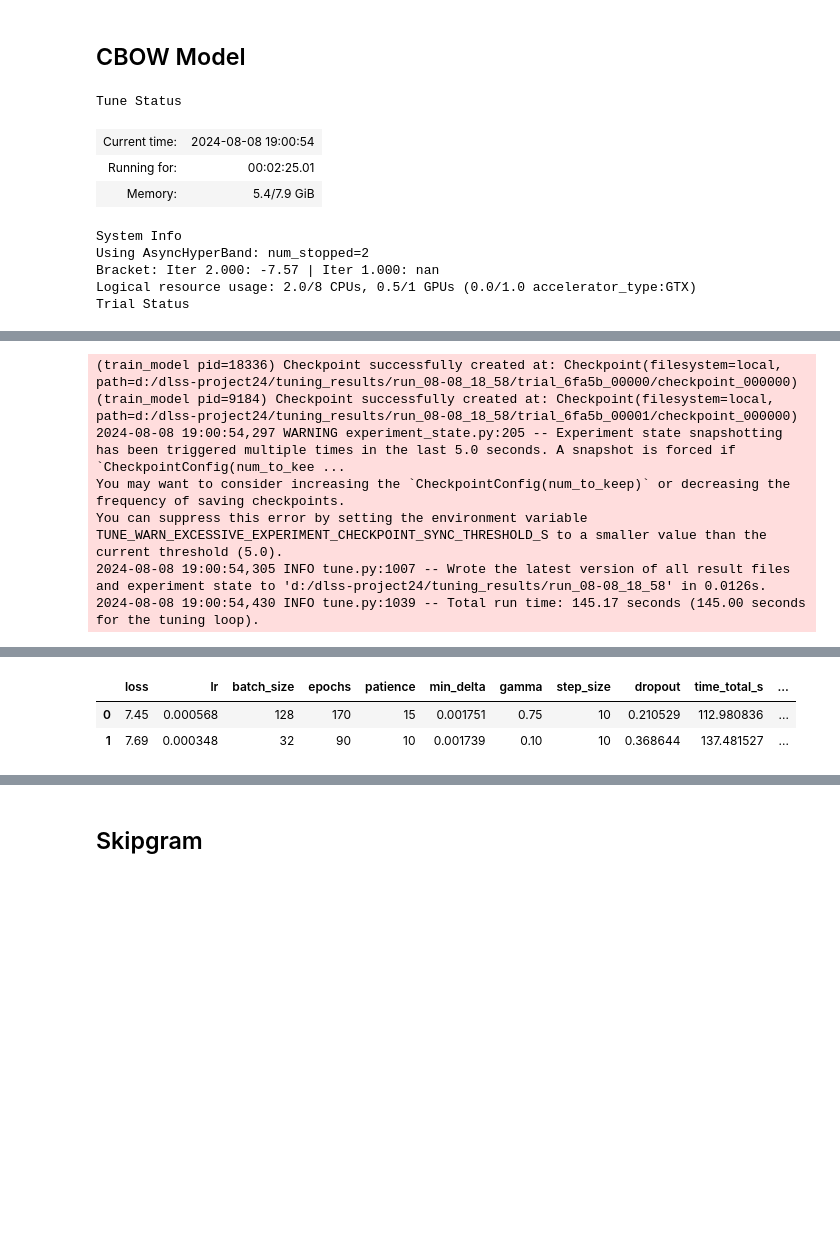
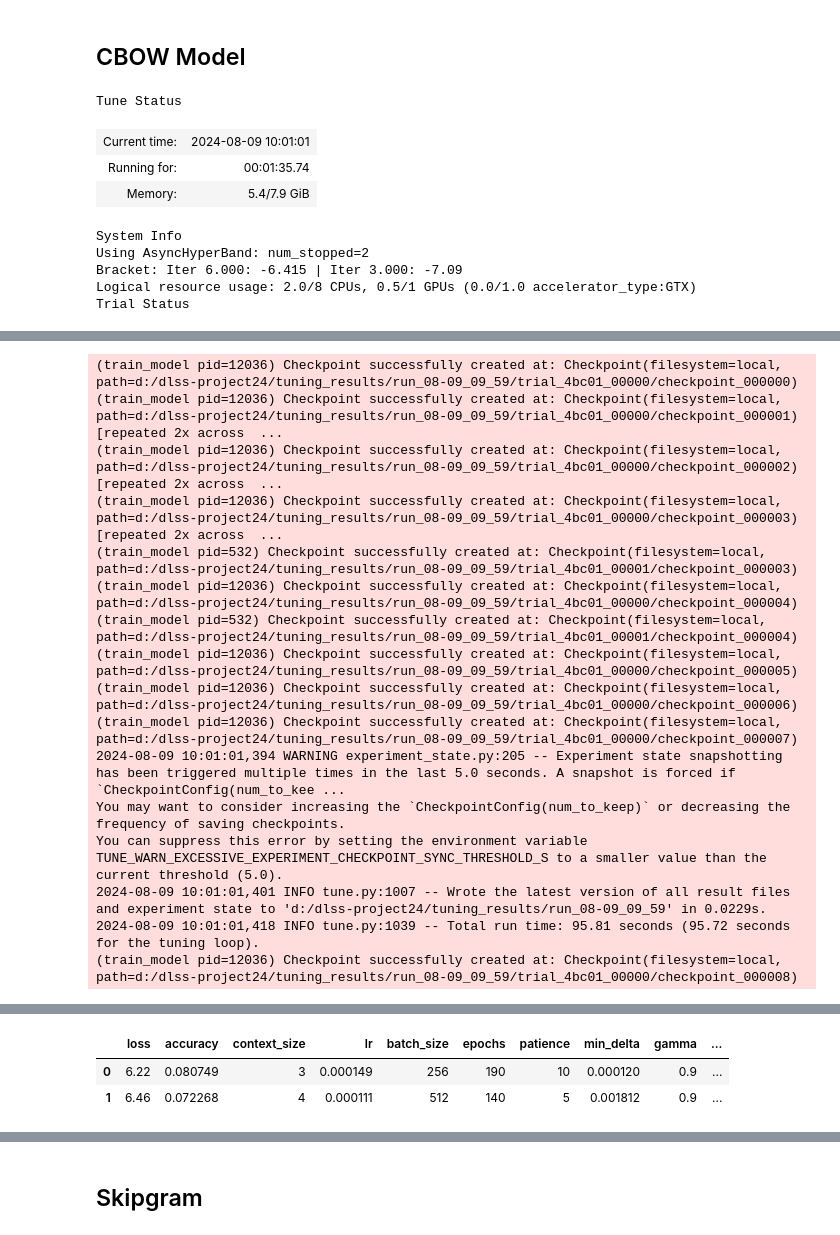
Before and after one commit to tobiaswtzl/dlss-project24, a Jupyter notebook: code/train_model.ipynb, the cells around one changed output, grey strips where cells are left out. Saved outputs shown, nothing was run; the diff lists cells and outputs as text; code cells hidden in the pictures; blank space fills up the shorter version.

```diff
--- a/code/train_model.ipynb
+++ b/code/train_model.ipynb
@@ -483,11 +501,11 @@ train_df, temp_df = train_test_split(comments, test_size=0.3, random_state=42)
 val_df, test_df = train_test_split(temp_df, test_size=0.5, random_state=42)
 
 #Adding all comments for generating the vocabulary. If not an error occurs when tokens missing
-total_comments_list = comments["cleaned"].dropna().astype(str).tolist()
+total_comments_list = comments["lemmatized"].dropna().astype(str).tolist()
 
-train_list = train_df["cleaned"].dropna().astype(str).tolist()
-val_list = val_df["cleaned"].dropna().astype(str).tolist()
-test_list = test_df["cleaned"].dropna().astype(str).tolist()
+train_list = train_df["lemmatized"].dropna().astype(str).tolist()
+val_list = val_df["lemmatized"].dropna().astype(str).tolist()
+test_list = test_df["lemmatized"].dropna().astype(str).tolist()
 
 # Ensure each entry is a string and split each sentence into words
 total_corpus = [doc.split() for doc in total_comments_list]
@@ -502,7 +520,7 @@ for sentence in total_corpus:
         vocab[word] += 1
 
 # Remove infrequent words from the vocabulary
-min_count = 1
+min_count = 6
 vocab = {word: count for word, count in vocab.items() if count >= min_count}
 
 # Create word to index and index to word mappings
@@ -512,6 +530,12 @@ index_to_word = {idx: word for word, idx in word_to_index.items()}
 # Create DataFrame from vocabulary
 vocab_df = pd.DataFrame(list(vocab.items()), columns=['Word', 'Count'])
 
+vocab_set = set(vocab.keys())
 
-vocab_size = len(word_to_index)
-vocab_size
+def filter_corpus(corpus, vocab_set):
+    return [[word for word in doc if word in vocab_set] for doc in corpus]
+
+filtered_total_corpus = filter_corpus(total_corpus, vocab_set)
+filtered_corpus_train = filter_corpus(corpus_train, vocab_set)
+filtered_corpus_val = filter_corpus(corpus_val, vocab_set)
+filtered_corpus_test = filter_corpus(corpus_test, vocab_set)
@@ -569,7 +581,7 @@ cuda
 #### Tuning ####
 ## choose sample size and max epoch
 n_samples = 2
-epochs = 2
+epochs = 10
 # %%
 ## clear gpu memory
 torch.cuda.empty_cache()
@@ -578,16 +590,17 @@ torch.cuda.empty_cache()
 tune_parameters(
     train_model,
     num_samples=n_samples,
-    train_dataset = train_dataset_cbow,
-    val_dataset = val_dataset_cbow,
-    vocab_size= vocab_size,
+    train_corpus = filtered_corpus_train,
+    val_corpus = filtered_corpus_val,
+    word_to_index= word_to_index,
     max_num_epochs=epochs,
     resources = {"cpu": 2, "gpu": 1/2},
     parameter_space = {
             "model": "CBOW",
+            "context_size": tune.choice([2, 3, 4, 5]),
             "dropout": tune.loguniform(0.1, 0.5),
             "lr": tune.loguniform(1e-4, 1e-2),
-            "batch_size": tune.choice([32, 64, 128, 256, 512, 1024, 2048]),
+            "batch_size": tune.choice([32, 64, 128, 256, 512, 1024]),
             "epochs": tune.choice(list(range(50, 200, 10))),
             "patience": tune.choice([5, 10, 15]),
             "min_delta": tune.loguniform(0.01, 0.0001),
@@ -600,11 +613,11 @@ tune_parameters(
     )
 # %% [output]
 Tune Status
-| Current time: | 2024-08-08 19:00:54 |
-| Running for: | 00:02:25.01 |
+| Current time: | 2024-08-09 10:01:01 |
+| Running for: | 00:01:35.74 |
 | Memory: | 5.4/7.9 GiB |
 System Info
 Using AsyncHyperBand: num_stopped=2
-Bracket: Iter 2.000: -7.57 | Iter 1.000: nan
+Bracket: Iter 6.000: -6.415 | Iter 3.000: -7.09
 Logical resource usage: 2.0/8 CPUs, 0.5/1 GPUs (0.0/1.0 accelerator_type:GTX)
 Trial Status
@@ -614,7 +627,16 @@ Trial Status
-(train_model pid=18336) Checkpoint successfully created at: Checkpoint(filesystem=local, path=d:/dlss-project24/tuning_results/run_08-08_18_58/trial_6fa5b_00000/checkpoint_000000)
-(train_model pid=9184) Checkpoint successfully created at: Checkpoint(filesystem=local, path=d:/dlss-project24/tuning_results/run_08-08_18_58/trial_6fa5b_00001/checkpoint_000000)
-2024-08-08 19:00:54,297 WARNING experiment_state.py:205 -- Experiment state snapshotting has been triggered multiple times in the last 5.0 seconds. A snapshot is forced if `CheckpointConfig(num_to_kee ...
+(train_model pid=12036) Checkpoint successfully created at: Checkpoint(filesystem=local, path=d:/dlss-project24/tuning_results/run_08-09_09_59/trial_4bc01_00000/checkpoint_000000)
+(train_model pid=12036) Checkpoint successfully created at: Checkpoint(filesystem=local, path=d:/dlss-project24/tuning_results/run_08-09_09_59/trial_4bc01_00000/checkpoint_000001) [repeated 2x across  ...
+(train_model pid=12036) Checkpoint successfully created at: Checkpoint(filesystem=local, path=d:/dlss-project24/tuning_results/run_08-09_09_59/trial_4bc01_00000/checkpoint_000002) [repeated 2x across  ...
+(train_model pid=12036) Checkpoint successfully created at: Checkpoint(filesystem=local, path=d:/dlss-project24/tuning_results/run_08-09_09_59/trial_4bc01_00000/checkpoint_000003) [repeated 2x across  ...
+(train_model pid=532) Checkpoint successfully created at: Checkpoint(filesystem=local, path=d:/dlss-project24/tuning_results/run_08-09_09_59/trial_4bc01_00001/checkpoint_000003)
+(train_model pid=12036) Checkpoint successfully created at: Checkpoint(filesystem=local, path=d:/dlss-project24/tuning_results/run_08-09_09_59/trial_4bc01_00000/checkpoint_000004)
+(train_model pid=532) Checkpoint successfully created at: Checkpoint(filesystem=local, path=d:/dlss-project24/tuning_results/run_08-09_09_59/trial_4bc01_00001/checkpoint_000004)
+(train_model pid=12036) Checkpoint successfully created at: Checkpoint(filesystem=local, path=d:/dlss-project24/tuning_results/run_08-09_09_59/trial_4bc01_00000/checkpoint_000005)
+(train_model pid=12036) Checkpoint successfully created at: Checkpoint(filesystem=local, path=d:/dlss-project24/tuning_results/run_08-09_09_59/trial_4bc01_00000/checkpoint_000006)
+(train_model pid=12036) Checkpoint successfully created at: Checkpoint(filesystem=local, path=d:/dlss-project24/tuning_results/run_08-09_09_59/trial_4bc01_00000/checkpoint_000007)
+2024-08-09 10:01:01,394 WARNING experiment_state.py:205 -- Experiment state snapshotting has been triggered multiple times in the last 5.0 seconds. A snapshot is forced if `CheckpointConfig(num_to_kee ...
 You may want to consider increasing the `CheckpointConfig(num_to_keep)` or decreasing the frequency of saving checkpoints.
 You can suppress this error by setting the environment variable TUNE_WARN_EXCESSIVE_EXPERIMENT_CHECKPOINT_SYNC_THRESHOLD_S to a smaller value than the current threshold (5.0).
-2024-08-08 19:00:54,305 INFO tune.py:1007 -- Wrote the latest version of all result files and experiment state to 'd:/dlss-project24/tuning_results/run_08-08_18_58' in 0.0126s.
-2024-08-08 19:00:54,430 INFO tune.py:1039 -- Total run time: 145.17 seconds (145.00 seconds for the tuning loop).
+2024-08-09 10:01:01,401 INFO tune.py:1007 -- Wrote the latest version of all result files and experiment state to 'd:/dlss-project24/tuning_results/run_08-09_09_59' in 0.0229s.
+2024-08-09 10:01:01,418 INFO tune.py:1039 -- Total run time: 95.81 seconds (95.72 seconds for the tuning loop).
+(train_model pid=12036) Checkpoint successfully created at: Checkpoint(filesystem=local, path=d:/dlss-project24/tuning_results/run_08-09_09_59/trial_4bc01_00000/checkpoint_000008)
@@ -623,6 +645,6 @@ Best trial final validation loss: 7.45
-|  | loss | lr | batch_size | epochs | patience | min_delta | gamma | step_size | dropout | time_total_s | ... |
-| 0 | 7.45 | 0.000568 | 128 | 170 | 15 | 0.001751 | 0.75 | 10 | 0.210529 | 112.980836 | ... |
-| 1 | 7.69 | 0.000348 | 32 | 90 | 10 | 0.001739 | 0.10 | 10 | 0.368644 | 137.481527 | ... |
+|  | loss | accuracy | context_size | lr | batch_size | epochs | patience | min_delta | gamma | ... |
+| 0 | 6.22 | 0.080749 | 3 | 0.000149 | 256 | 190 | 10 | 0.000120 | 0.9 | ... |
+| 1 | 6.46 | 0.072268 | 4 | 0.000111 | 512 | 140 | 5 | 0.001812 | 0.9 | ... |
 # %%
 plot_loss_curve("CBOW", local_path = local_path)
 # %% [output]
```
Also changed, not shown: parts of 8 cells of this notebook.
